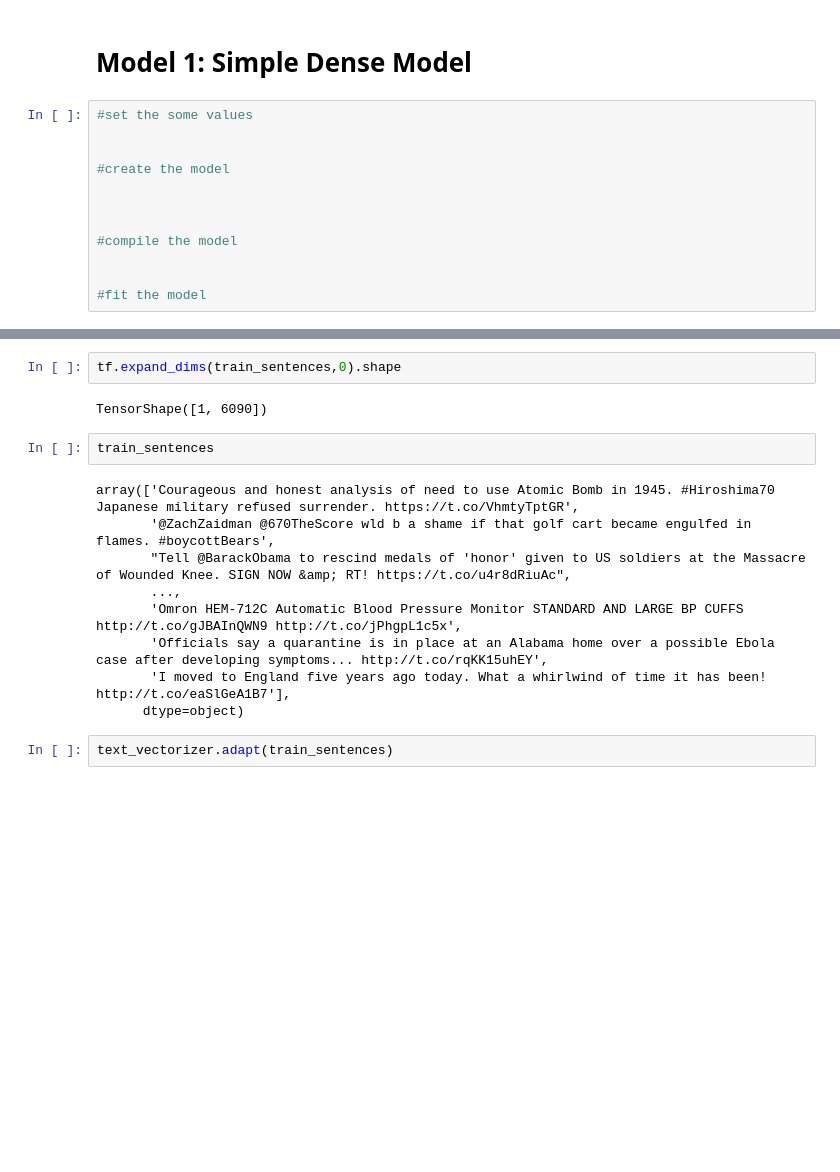
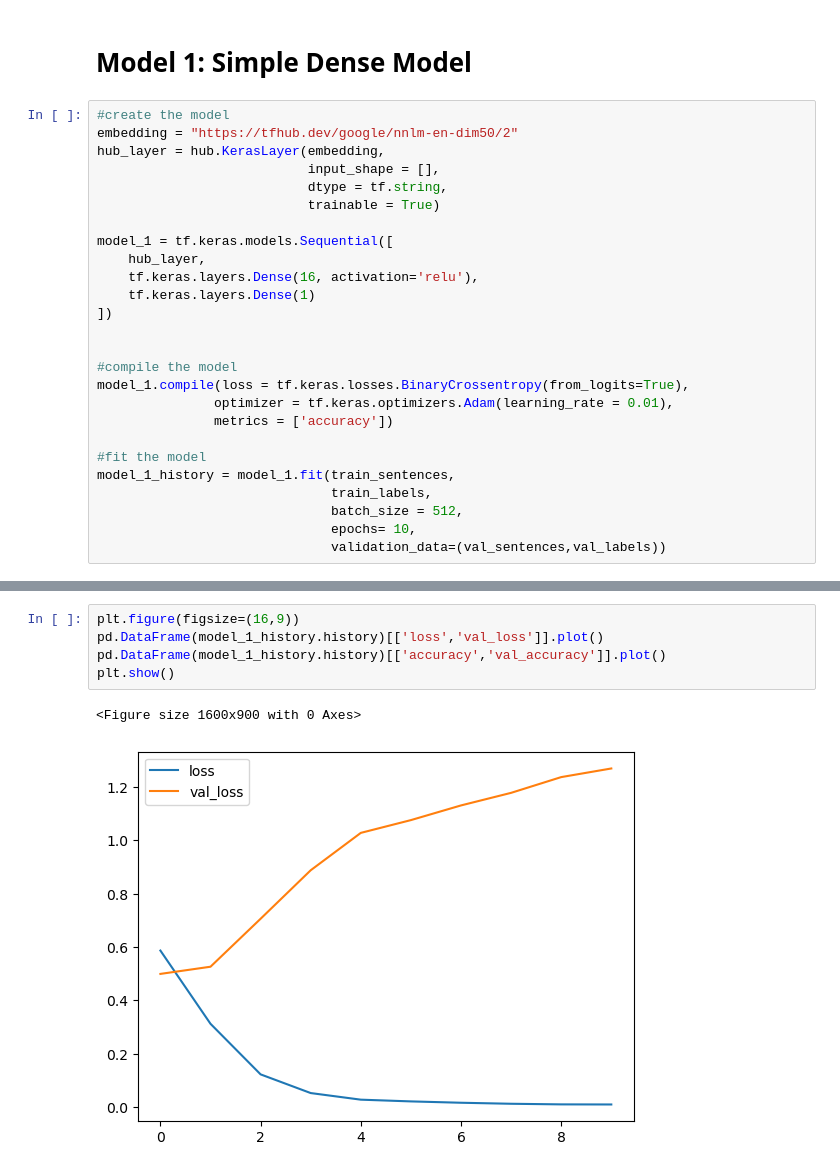
Before and after one commit to hasanzeynal/TensorFlow-Developer-Certificate, a Jupyter notebook: 07 - Natural_Language_Processing/01_introduction_to_nlp_in_tensorflow.ipynb, the cells around one changed output, grey strips where cells are left out. Saved outputs shown, nothing was run; the diff lists cells and outputs as text; blank space fills up the shorter version.

Commit message:
Adding Dense Model with the 99% of accuracy

```diff
--- a/07 - Natural_Language_Processing/01_introduction_to_nlp_in_tensorflow.ipynb
+++ b/07 - Natural_Language_Processing/01_introduction_to_nlp_in_tensorflow.ipynb
@@ -142,15 +139,29 @@ calculate_metrics(val_labels, model_0_predictions)
 # %% [markdown]
 # Model 1: Simple Dense Model
 # %%
-#set the some values
+#create the model
+embedding = "https://tfhub.dev/google/nnlm-en-dim50/2"
+hub_layer = hub.KerasLayer(embedding,
+                           input_shape = [],
+                           dtype = tf.string,
+                           trainable = True)
 
-
-#create the model
-
+model_1 = tf.keras.models.Sequential([
+    hub_layer,
+    tf.keras.layers.Dense(16, activation='relu'),
+    tf.keras.layers.Dense(1)
+])
 
 
 #compile the model
-
+model_1.compile(loss = tf.keras.losses.BinaryCrossentropy(from_logits=True),
+               optimizer = tf.keras.optimizers.Adam(learning_rate = 0.01),
+               metrics = ['accuracy'])
 
 #fit the model
+model_1_history = model_1.fit(train_sentences,
+                              train_labels,
+                              batch_size = 512,
+                              epochs= 10,
+                              validation_data=(val_sentences,val_labels))
 # %% [output]
@@ -158,17 +188,8 @@ ValueError: Attempt to convert a value (None) with an unsupported type (<class '
-# %%
-tf.expand_dims(train_sentences,0).shape
-# %% [output]
-TensorShape([1, 6090])
-# %%
-train_sentences
-# %% [output]
-array(['Courageous and honest analysis of need to use Atomic Bomb in 1945. #Hiroshima70 Japanese military refused surrender. https://t.co/VhmtyTptGR',
-       '@ZachZaidman @670TheScore wld b a shame if that golf cart became engulfed in flames. #boycottBears',
-       "Tell @BarackObama to rescind medals of 'honor' given to US soldiers at the Massacre of Wounded Knee. SIGN NOW &amp; RT! https://t.co/u4r8dRiuAc",
-       ...,
-       'Omron HEM-712C Automatic Blood Pressure Monitor STANDARD AND LARGE BP CUFFS http://t.co/gJBAInQWN9 http://t.co/jPhgpL1c5x',
-       'Officials say a quarantine is in place at an Alabama home over a possible Ebola case after developing symptoms... http://t.co/rqKK15uhEY',
-       'I moved to England five years ago today. What a whirlwind of time it has been! http://t.co/eaSlGeA1B7'],
-      dtype=object)
-# %%
-text_vectorizer.adapt(train_sentences)
+# %%
+plt.figure(figsize=(16,9))
+pd.DataFrame(model_1_history.history)[['loss','val_loss']].plot()
+pd.DataFrame(model_1_history.history)[['accuracy','val_accuracy']].plot()
+plt.show()
+# %% [output]
+<Figure size 1600x900 with 0 Axes>
+[figure, added]
```
Also changed, not shown: parts of 10 cells of this notebook.
